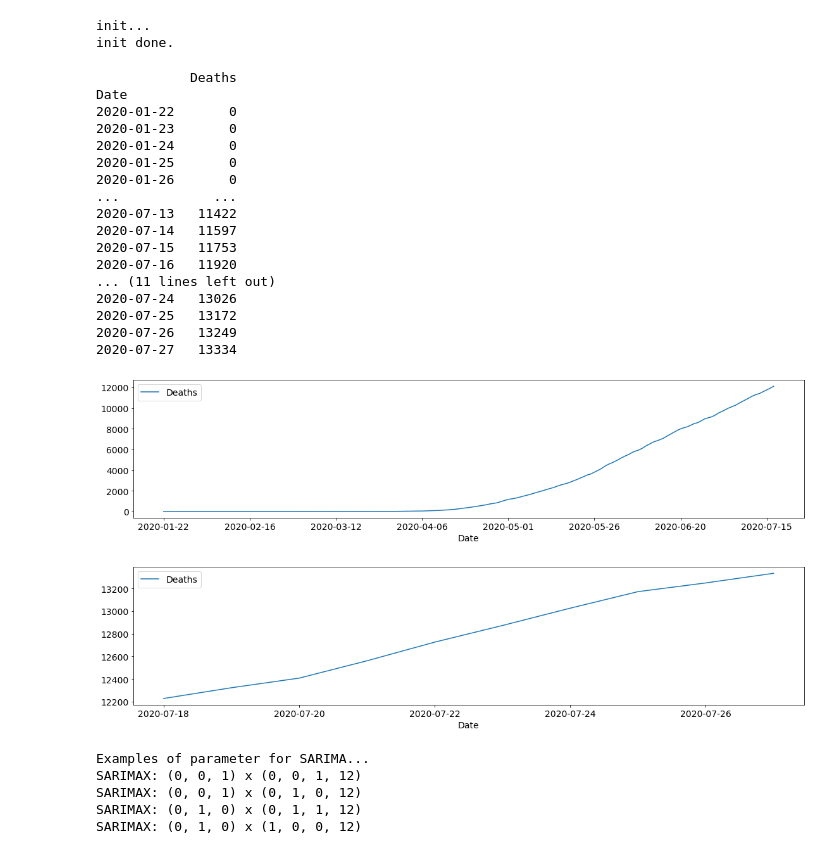
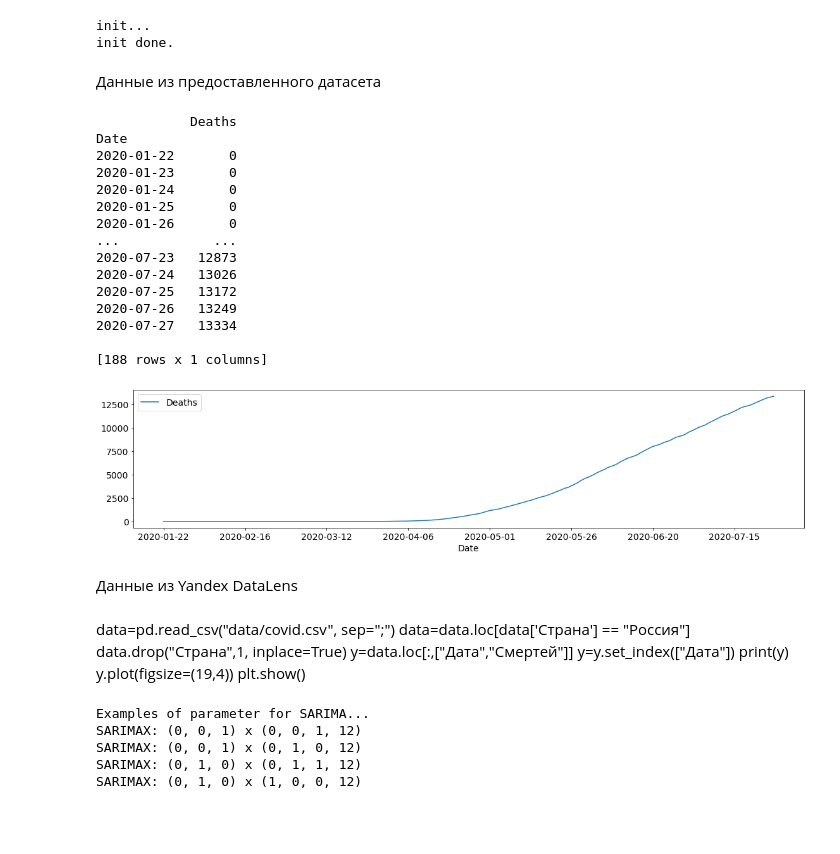
Before and after one commit to Machalkas/ts-covid, a Jupyter notebook: TS.ipynb, the cells around one changed output. Drawn from its saved outputs; the diff is of its cells as text; code cells hidden in the pictures; blank space fills up the shorter version.

Commit message:
добавил данные от яндекса

```diff
--- a/TS.ipynb
+++ b/TS.ipynb
@@ -16,41 +16,51 @@ init done.
 pd.plotting.register_matplotlib_converters()
 plt.rc("figure", figsize=(16,8))
 plt.rc("font", size=14)
+# %% [markdown]
+Данные из предоставленного датасета
 # %%
 data=pd.read_csv("data/full_grouped.csv")
 data=data.loc[data['Country/Region'] == "Russia"]
 data.drop("Country/Region",1, inplace=True)
 data.drop("WHO Region",1, inplace=True)
 y=data.loc[:,["Date","Deaths"]]
 y=y.set_index(["Date"])
-y2=y.copy()
-y2=y2[-10:]
-y=y[:-10]
+# y2=y.copy()
+# y2=y2[-10:]
+# y=y[:-10]
 print(y)
-print(y2)
+# print(y2)
 y.plot(figsize=(19,4))
-y2.plot(figsize=(19,4))
+# y2.plot(figsize=(19,4))
 plt.show()
 # %% [output]
             Deaths
 Date
 2020-01-22       0
 2020-01-23       0
 2020-01-24       0
 2020-01-25       0
 2020-01-26       0
 ...            ...
-2020-07-13   11422
-2020-07-14   11597
-2020-07-15   11753
-2020-07-16   11920
-... (11 lines left out)
+2020-07-23   12873
 2020-07-24   13026
 2020-07-25   13172
 2020-07-26   13249
 2020-07-27   13334
+
+[188 rows x 1 columns]
-[figure, old version]
+[figure, new version]
-[figure, removed]
+# %% [markdown]
+Данные из Yandex DataLens
+# %% [markdown]
+data=pd.read_csv("data/covid.csv", sep=";")
+data=data.loc[data['Страна'] == "Россия"]
+data.drop("Страна",1, inplace=True)
+y=data.loc[:,["Дата","Смертей"]]
+y=y.set_index(["Дата"])
+print(y)
+y.plot(figsize=(19,4))
+plt.show()
 # %%
 p = d = q = range(0, 2)
 pdq = list(itertools.product(p, d, q))
```
Also changed, not shown: parts of 5 cells of this notebook, 1 other file.
